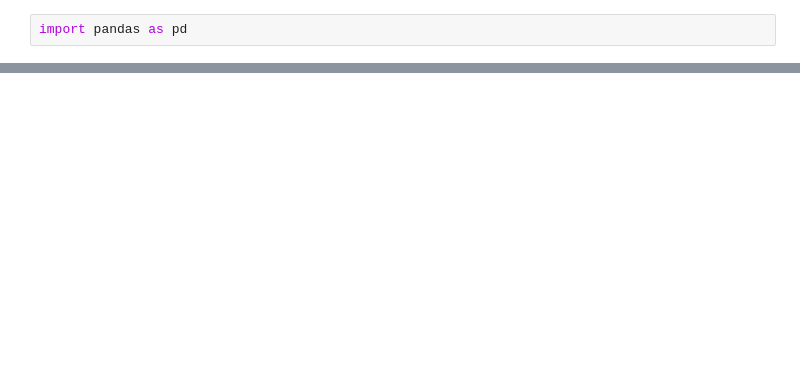
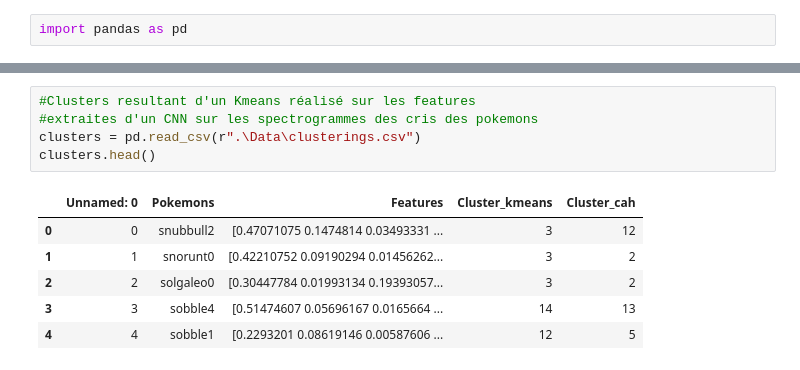
Before and after one commit to Ibizascop/Pokemon_Sounds, a Jupyter notebook: Classification.ipynb, the cells around one changed output, grey strips where cells are left out. Drawn from its saved outputs; the diff is of its cells as text; blank space fills up the shorter version.

```diff
--- a/Classification.ipynb
+++ b/Classification.ipynb
@@ -12,0 +15,12 @@ df.head()
+# %%
+#Clusters resultant d'un Kmeans réalisé sur les features
+#extraites d'un CNN sur les spectrogrammes des cris des pokemons
+clusters = pd.read_csv(r".\Data\clusterings.csv")
+clusters.head()
+# %% [output]
+|  | Unnamed: 0 | Pokemons | Features | Cluster_kmeans | Cluster_cah |
+| 0 | 0 | snubbull2 | [0.47071075 0.1474814 0.03493331 ... | 3 | 12 |
+| 1 | 1 | snorunt0 | [0.42210752 0.09190294 0.01456262... | 3 | 2 |
+| 2 | 2 | solgaleo0 | [0.30447784 0.01993134 0.19393057... | 3 | 2 |
+| 3 | 3 | sobble4 | [0.51474607 0.05696167 0.0165664 ... | 14 | 13 |
+| 4 | 4 | sobble1 | [0.2293201 0.08619146 0.00587606 ... | 12 | 5 |
```
Also changed, not shown: parts of 19 cells of this notebook, 7 other files.
